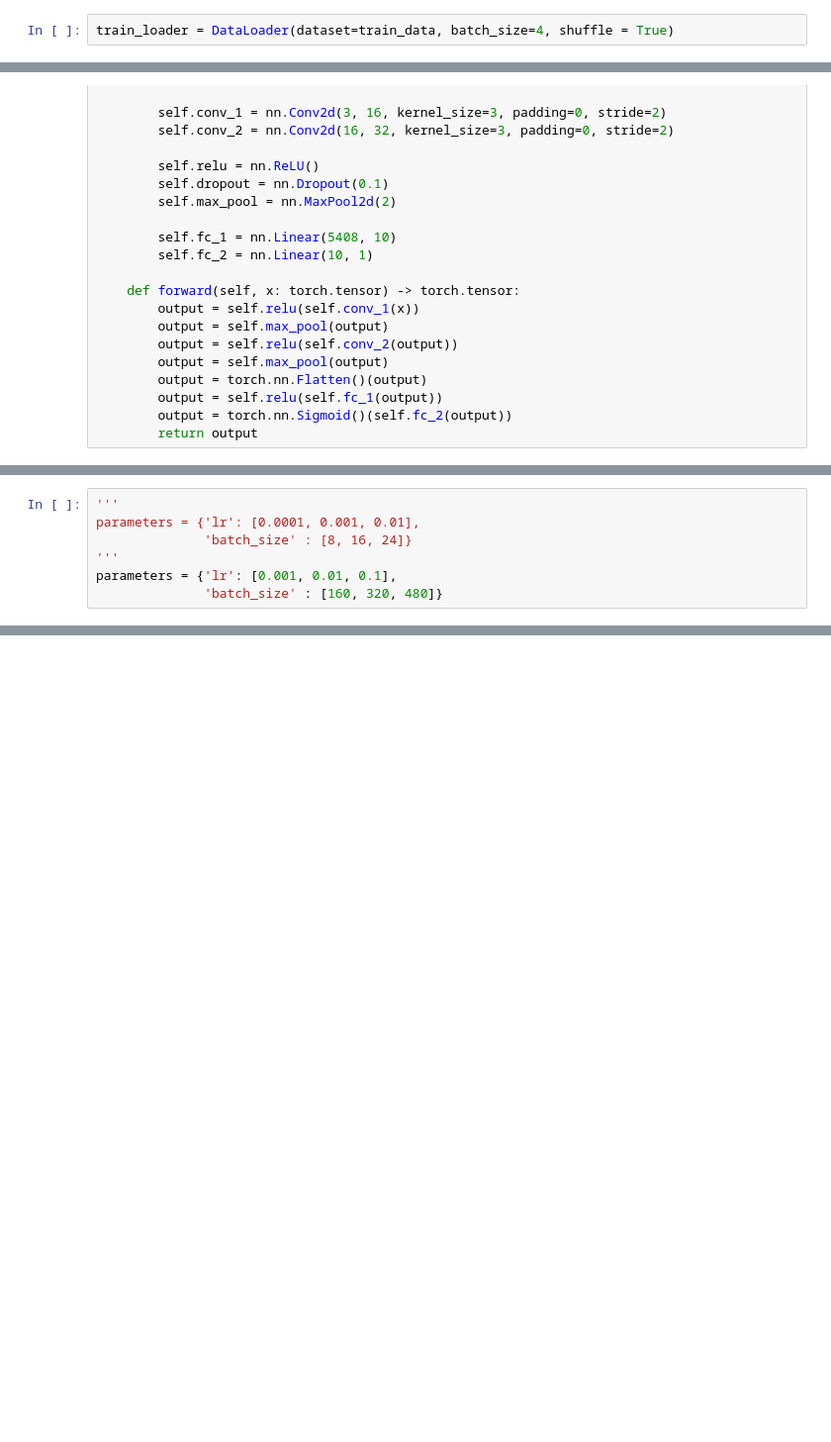
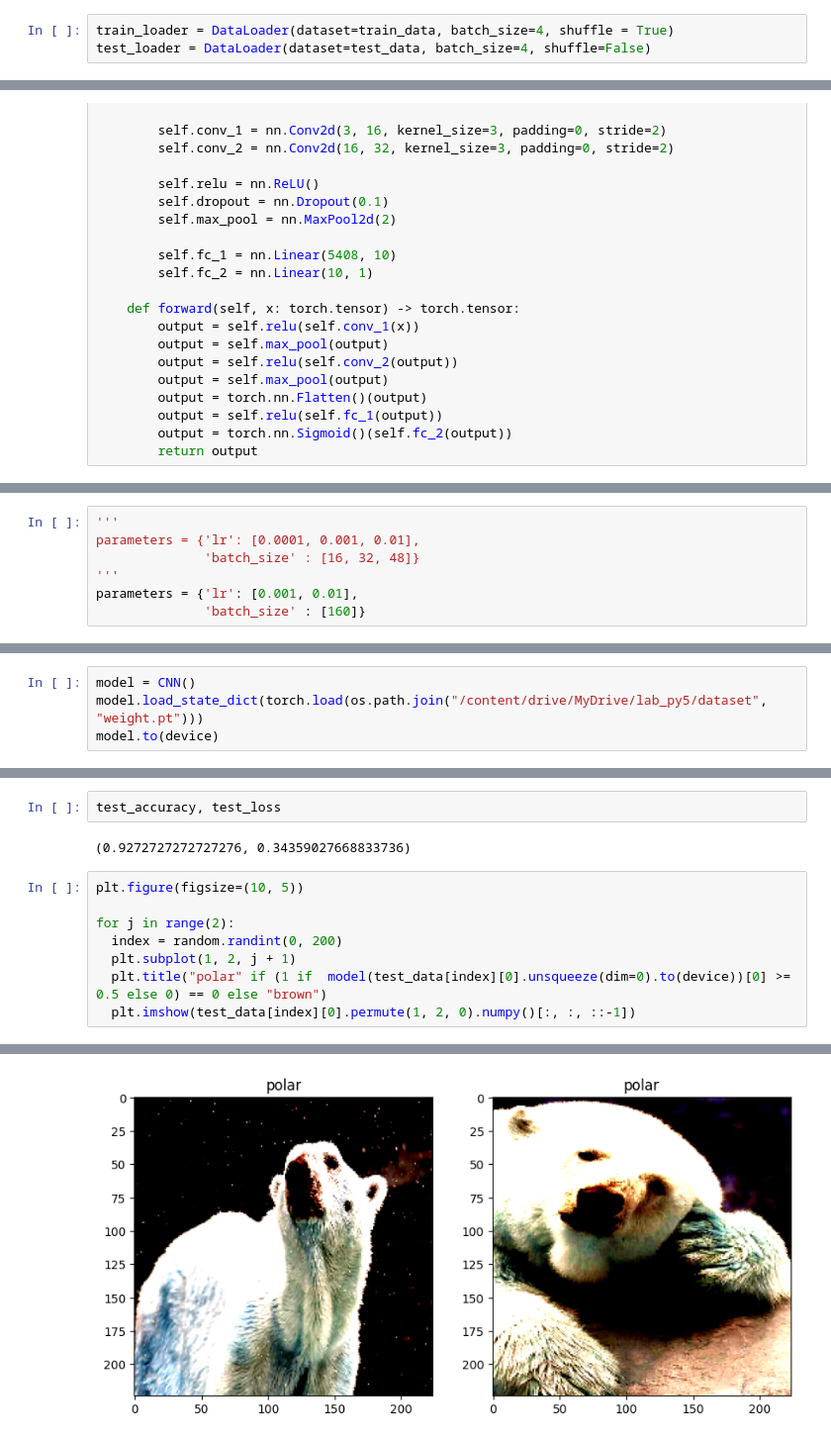
Before and after one commit to NozdryakovaMarina/labpy_5, a Jupyter notebook: lab_5.ipynb, the cells around one changed output, grey strips where cells are left out. Shown: that part at 99% size. Cells and saved outputs as stored; diff of their text form; blank space fills up the shorter version.

```diff
--- a/lab_5.ipynb
+++ b/lab_5.ipynb
@@ -109,5 +128,6 @@ valid_data.data['label'].value_counts()
 Name: label, dtype: int64
 # %%
 train_loader = DataLoader(dataset=train_data, batch_size=4, shuffle = True)
+test_loader = DataLoader(dataset=test_data, batch_size=4, shuffle=False)
 # %%
 plt.figure(figsize=(10, 5))
@@ -156,7 +181,7 @@ class CNN(nn.Module):
 # %%
 '''
 parameters = {'lr': [0.0001, 0.001, 0.01],
-              'batch_size' : [8, 16, 24]}
+              'batch_size' : [16, 32, 48]}
 '''
-parameters = {'lr': [0.001, 0.01, 0.1],
-              'batch_size' : [160, 320, 480]}
+parameters = {'lr': [0.001, 0.01],
+              'batch_size' : [160]}
@@ -309,0 +341,4 @@ WARNING:matplotlib.image:Clipping input data to the valid range for imshow with
+# %%
+model = CNN()
+model.load_state_dict(torch.load(os.path.join("/content/drive/MyDrive/lab_py5/dataset", "weight.pt")))
+model.to(device)
@@ -309,0 +371,13 @@ WARNING:matplotlib.image:Clipping input data to the valid range for imshow with
+# %%
+test_accuracy, test_loss
+# %% [output]
+(0.9272727272727276, 0.34359027668833736)
+# %%
+plt.figure(figsize=(10, 5))
+
+for j in range(2):
+  index = random.randint(0, 200)
+  plt.subplot(1, 2, j + 1)
+  plt.title("polar" if (1 if  model(test_data[index][0].unsqueeze(dim=0).to(device))[0] >= 0.5 else 0) == 0 else "brown")
+  plt.imshow(test_data[index][0].permute(1, 2, 0).numpy()[:, :, ::-1])
+# %% [output]
@@ -309,0 +386 @@ WARNING:matplotlib.image:Clipping input data to the valid range for imshow with
+[figure, added]
```
Also changed, not shown: parts of 22 cells of this notebook.
